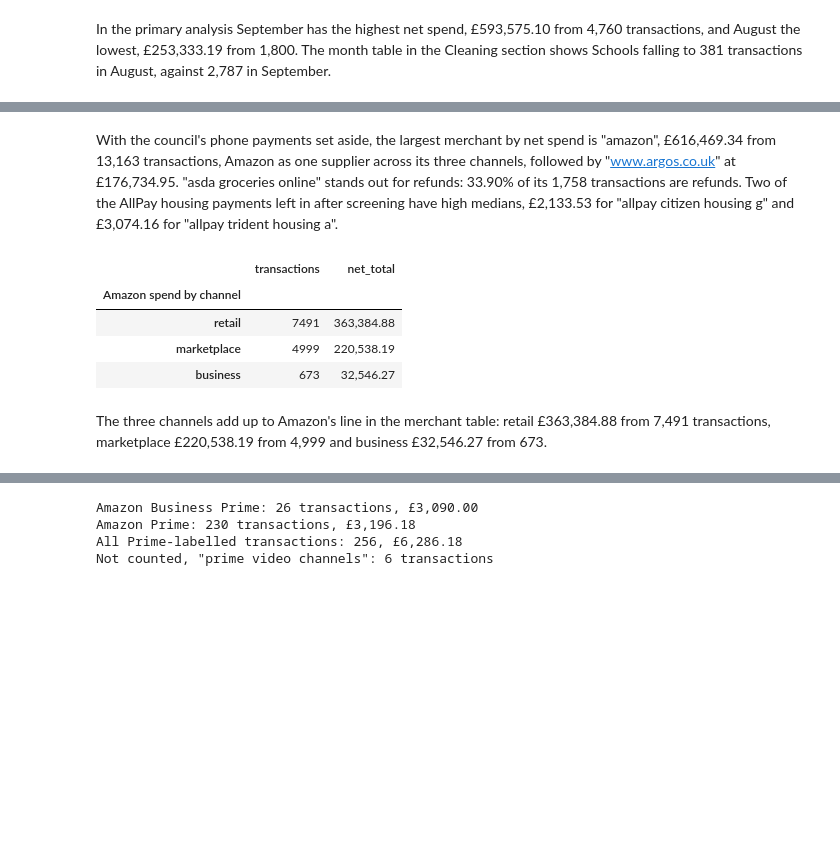
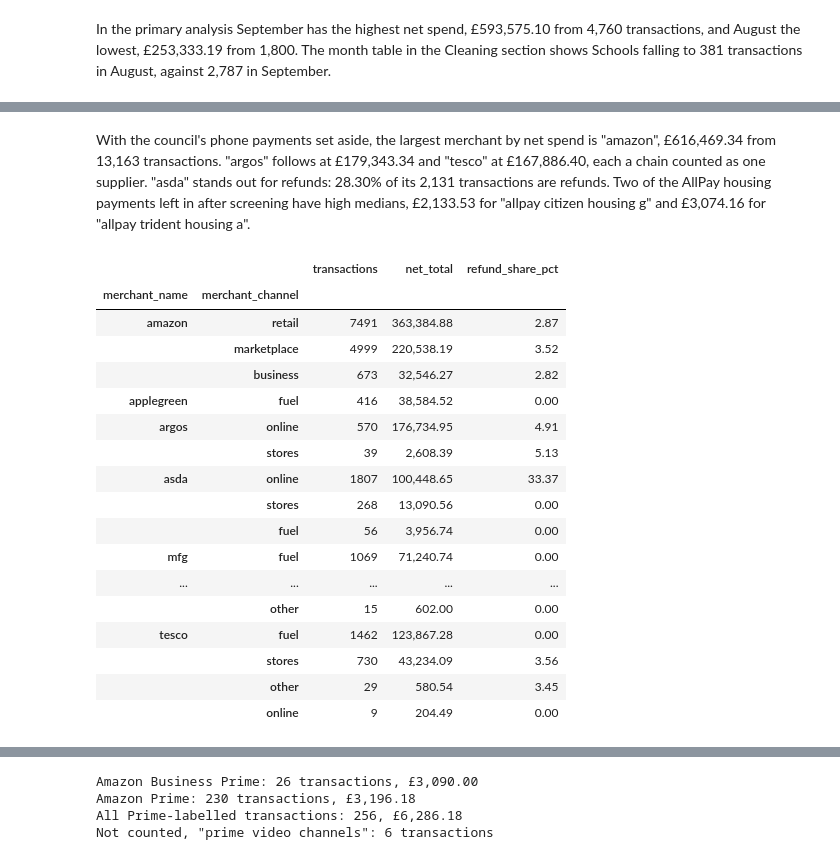
Before and after one commit to PaddyGilliland1/ai-programming-foundations-project, a Jupyter notebook: data_workflow.ipynb, the cells around one changed output, grey strips where cells are left out. Drawn from its saved outputs; the diff is of its cells as text; code cells hidden in the pictures; blank space fills up the shorter version.

```diff
--- a/data_workflow.ipynb
+++ b/data_workflow.ipynb
@@ -811,18 +857,30 @@ top_merchants
 # %% [markdown]
-With the council's phone payments set aside, the largest merchant by net spend is "amazon", £616,469.34 from 13,163 transactions, Amazon as one supplier across its three channels, followed by "www.argos.co.uk" at £176,734.95. "asda groceries online" stands out for refunds: 33.90% of its 1,758 transactions are refunds. Two of the AllPay housing payments left in after screening have high medians, £2,133.53 for "allpay citizen housing g" and £3,074.16 for "allpay trident housing a".
+With the council's phone payments set aside, the largest merchant by net spend is "amazon", £616,469.34 from 13,163 transactions. "argos" follows at £179,343.34 and "tesco" at £167,886.40, each a chain counted as one supplier. "asda" stands out for refunds: 28.30% of its 2,131 transactions are refunds. Two of the AllPay housing payments left in after screening have high medians, £2,133.53 for "allpay citizen housing g" and £3,074.16 for "allpay trident housing a".
-# %%
-# Amazon is one supplier, so I split its line in the table above by the
-# channel each purchase went through.
-amazon = primary[primary["merchant_name"] == "amazon"]
-amazon_channels = summarise_spend(amazon, "merchant_channel")[
-    ["transactions", "net_total"]
-].rename_axis("Amazon spend by channel")
-amazon_channels
-# %% [output]
-|  | transactions | net_total |
-| Amazon spend by channel |  |  |
-| retail | 7491 | 363,384.88 |
-| marketplace | 4999 | 220,538.19 |
-| business | 673 | 32,546.27 |
-# %% [markdown]
-The three channels add up to Amazon's line in the merchant table: retail £363,384.88 from 7,491 transactions, marketplace £220,538.19 from 4,999 and business £32,546.27 from 673.
+# %%
+# Amazon and each chain are one supplier, so I split their lines by the
+# channel each purchase went through, largest channel first.
+chain_rows = primary[primary["merchant_name"].isin(CHAINS)]
+chain_channels = summarise_spend(
+    chain_rows, ["merchant_name", "merchant_channel"]
+)[["transactions", "net_total", "refund_share_pct"]]
+chain_channels = chain_channels.sort_index(level=0, sort_remaining=False)
+chain_channels
+# %% [output]
+|  |  | transactions | net_total | refund_share_pct |
+| merchant_name | merchant_channel |  |  |  |
+| amazon | retail | 7491 | 363,384.88 | 2.87 |
+|  | marketplace | 4999 | 220,538.19 | 3.52 |
+|  | business | 673 | 32,546.27 | 2.82 |
+| applegreen | fuel | 416 | 38,584.52 | 0.00 |
+| argos | online | 570 | 176,734.95 | 4.91 |
+|  | stores | 39 | 2,608.39 | 5.13 |
+| asda | online | 1807 | 100,448.65 | 33.37 |
+|  | stores | 268 | 13,090.56 | 0.00 |
+|  | fuel | 56 | 3,956.74 | 0.00 |
+| mfg | fuel | 1069 | 71,240.74 | 0.00 |
+| ... | ... | ... | ... | ... |
+|  | other | 15 | 602.00 | 0.00 |
+| tesco | fuel | 1462 | 123,867.28 | 0.00 |
+|  | stores | 730 | 43,234.09 | 3.56 |
+|  | other | 29 | 580.54 | 3.45 |
+|  | online | 9 | 204.49 | 0.00 |
```
Also changed, not shown: parts of 9 cells of this notebook, 1 other file.
